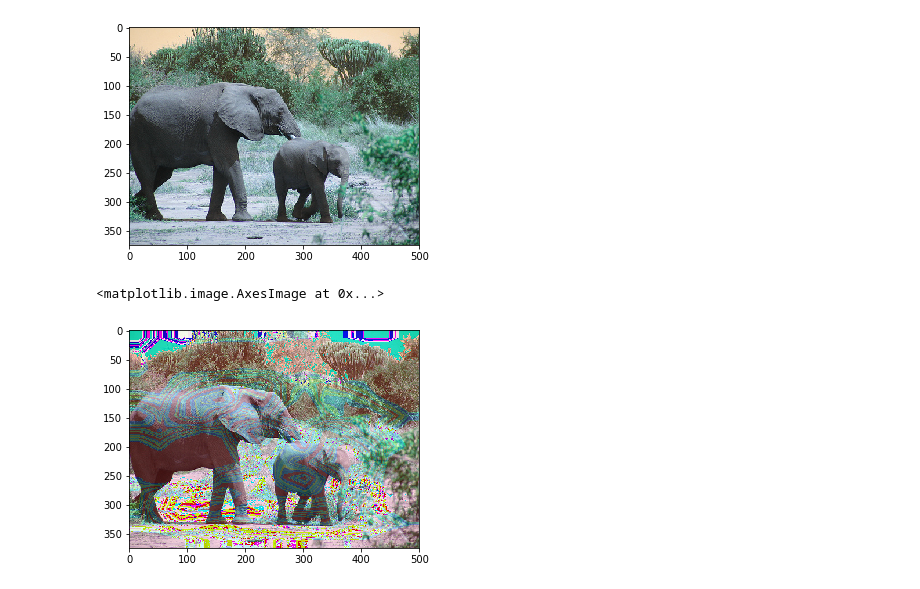
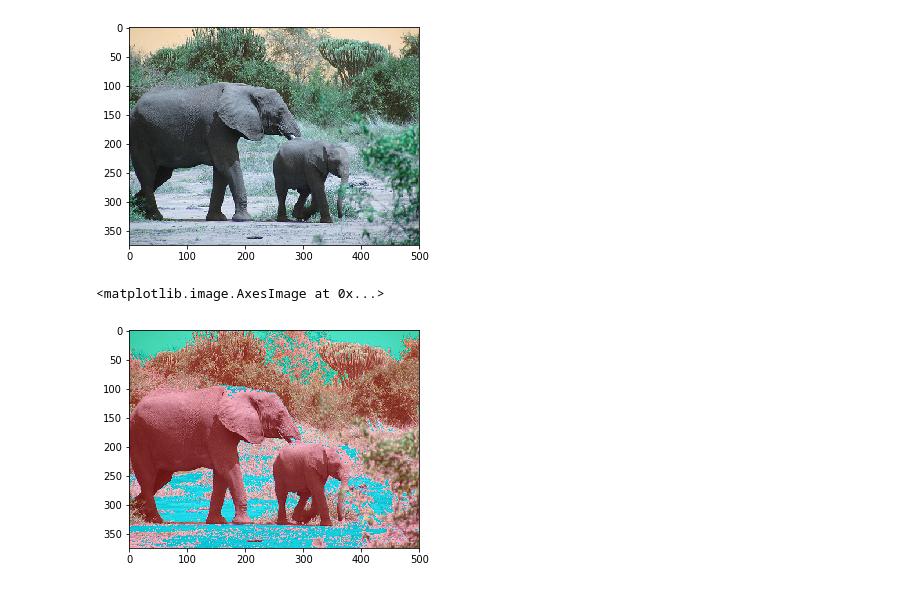
Before and after one commit to xuberance137/deep-learning-models, a Jupyter notebook: HeatmapVisualizations.ipynb, the cells around one changed output. Cells and saved outputs as stored; diff of their text form; code cells hidden in the pictures.

```diff
--- a/HeatmapVisualizations.ipynb
+++ b/HeatmapVisualizations.ipynb
@@ -15,7 +15,7 @@ Using TensorFlow backend.
 # %%
 model = VGG16(weights='imagenet')
 # %%
-img_path = '/Users/gopal/projects/learning/deeplearningsamples/mama---baby-elephant_5765.jpg'
+img_path = '/Users/gopal/projects/learning/deeplearningsamples/data/mama---baby-elephant_5765.jpg'
 img = Image.open(img_path)
 plt.imshow(img)
 # %% [output]
@@ -61,9 +61,9 @@ plt.imshow(img)
 # %%
 heatmap = cv2.resize(heatmap, (img.shape[1], img.shape[0]))
 heatmap = np.uint8(heatmap)
 heatmap = cv2.applyColorMap(heatmap, cv2.COLORMAP_JET)
-superimposed_img = np.uint8((0.2*heatmap) + img)
+superimposed_img = np.uint8((0.4*heatmap) + img)
 plt.imshow(superimposed_img)
 # %% [output]
 <matplotlib.image.AxesImage at 0x...>
-[figure, old version]
+[figure, new version]
```
Also changed, not shown: 2 other files.
